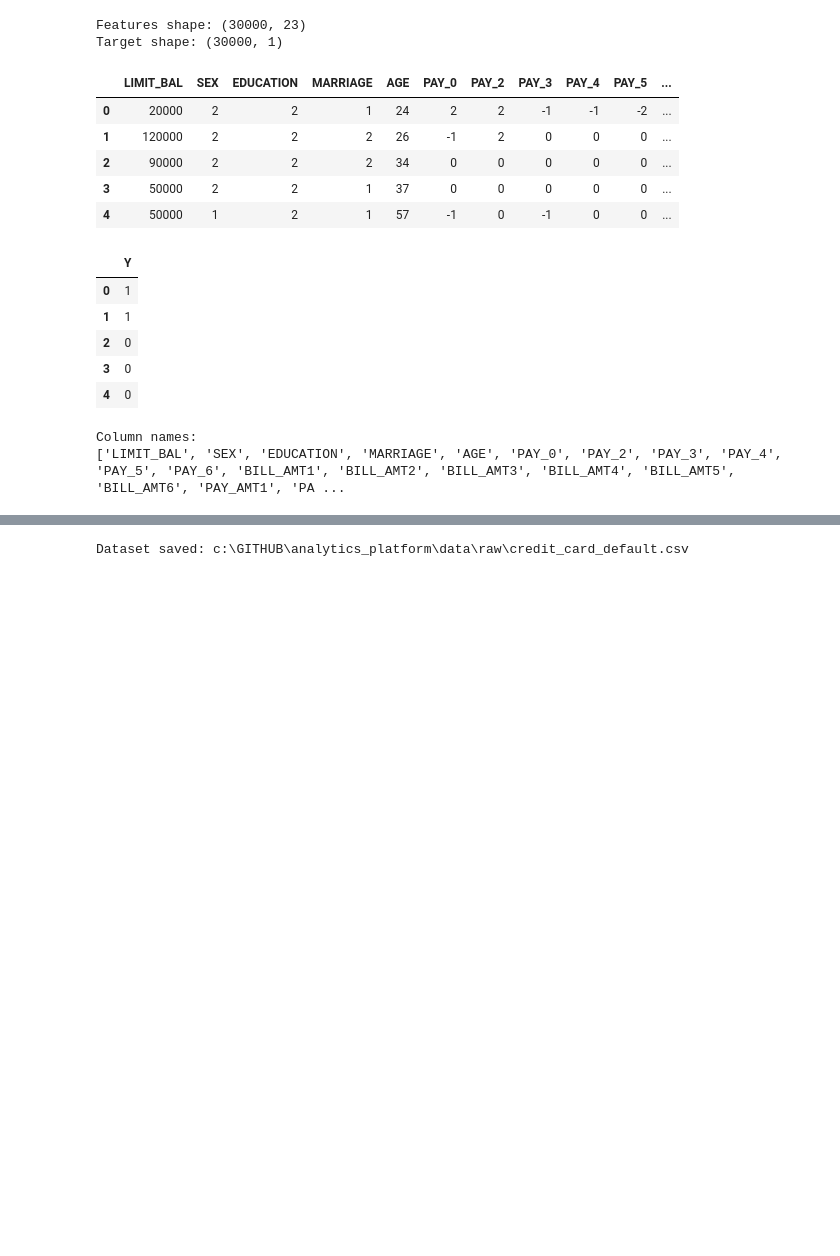
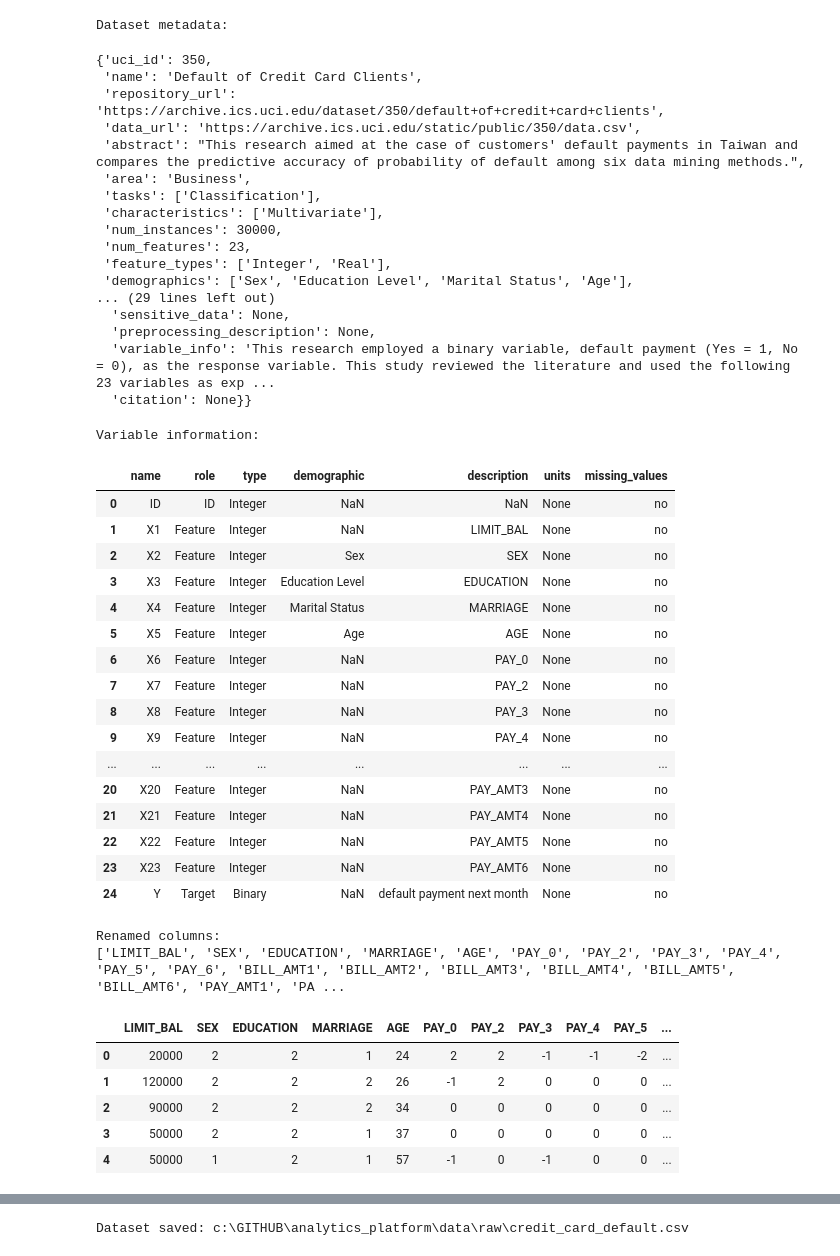
Before and after one commit to MaciGill/analytics_platform, a Jupyter notebook: notebooks/Notebook1_Downloading_data.ipynb, the cells around one changed output, grey strips where cells are left out. Saved outputs shown, nothing was run; the diff lists cells and outputs as text; code cells hidden in the pictures; blank space fills up the shorter version.

```diff
--- a/notebooks/Notebook1_Downloading_data.ipynb
+++ b/notebooks/Notebook1_Downloading_data.ipynb
@@ -44,11 +89,47 @@ Project directory: c:\GITHUB\analytics_platform
+# %%
+print("Dataset metadata:")
+display(dataset.metadata)
+
+print("\nVariable information:")
+display(dataset.variables)
+# %% [output]
+Dataset metadata:
+{'uci_id': 350,
+ 'name': 'Default of Credit Card Clients',
+ 'repository_url': 'https://archive.ics.uci.edu/dataset/350/default+of+credit+card+clients',
+ 'data_url': 'https://archive.ics.uci.edu/static/public/350/data.csv',
+ 'abstract': "This research aimed at the case of customers' default payments in Taiwan and compares the predictive accuracy of probability of default among six data mining methods.",
+ 'area': 'Business',
+ 'tasks': ['Classification'],
+ 'characteristics': ['Multivariate'],
+ 'num_instances': 30000,
+ 'num_features': 23,
+ 'feature_types': ['Integer', 'Real'],
+ 'demographics': ['Sex', 'Education Level', 'Marital Status', 'Age'],
+... (29 lines left out)
+  'sensitive_data': None,
+  'preprocessing_description': None,
+  'variable_info': 'This research employed a binary variable, default payment (Yes = 1, No = 0), as the response variable. This study reviewed the literature and used the following 23 variables as exp ...
+  'citation': None}}
+Variable information:
+|  | name | role | type | demographic | description | units | missing_values |
+| 0 | ID | ID | Integer | NaN | NaN | None | no |
+| 1 | X1 | Feature | Integer | NaN | LIMIT_BAL | None | no |
+| 2 | X2 | Feature | Integer | Sex | SEX | None | no |
+| 3 | X3 | Feature | Integer | Education Level | EDUCATION | None | no |
+| 4 | X4 | Feature | Integer | Marital Status | MARRIAGE | None | no |
+| 5 | X5 | Feature | Integer | Age | AGE | None | no |
+| 6 | X6 | Feature | Integer | NaN | PAY_0 | None | no |
+| 7 | X7 | Feature | Integer | NaN | PAY_2 | None | no |
+| 8 | X8 | Feature | Integer | NaN | PAY_3 | None | no |
+| 9 | X9 | Feature | Integer | NaN | PAY_4 | None | no |
+| ... | ... | ... | ... | ... | ... | ... | ... |
+| 20 | X20 | Feature | Integer | NaN | PAY_AMT3 | None | no |
+| 21 | X21 | Feature | Integer | NaN | PAY_AMT4 | None | no |
+| 22 | X22 | Feature | Integer | NaN | PAY_AMT5 | None | no |
+| 23 | X23 | Feature | Integer | NaN | PAY_AMT6 | None | no |
+| 24 | Y | Target | Binary | NaN | default payment next month | None | no |
 # %%
-# 1. Download dataset
-dataset = fetch_ucirepo(id=350)
-
-X = dataset.data.features.copy()
-y = dataset.data.targets.copy()
-
-# 2. Rename columns
 column_mapping = {
     "X1": "LIMIT_BAL",
     "X2": "SEX",
@@ -77,32 +158,19 @@ column_mapping = {
 
 X = X.rename(columns=column_mapping)
 
-# 3. Check dataset
-print("Features shape:", X.shape)
-print("Target shape:", y.shape)
+print("Renamed columns:")
+print(X.columns.tolist())
 
 display(X.head())
-display(y.head())
-
-print("Column names:")
-print(X.columns.tolist())
 # %% [output]
-Features shape: (30000, 23)
-Target shape: (30000, 1)
+Renamed columns:
+['LIMIT_BAL', 'SEX', 'EDUCATION', 'MARRIAGE', 'AGE', 'PAY_0', 'PAY_2', 'PAY_3', 'PAY_4', 'PAY_5', 'PAY_6', 'BILL_AMT1', 'BILL_AMT2', 'BILL_AMT3', 'BILL_AMT4', 'BILL_AMT5', 'BILL_AMT6', 'PAY_AMT1', 'PA ...
 |  | LIMIT_BAL | SEX | EDUCATION | MARRIAGE | AGE | PAY_0 | PAY_2 | PAY_3 | PAY_4 | PAY_5 | ... |
 | 0 | 20000 | 2 | 2 | 1 | 24 | 2 | 2 | -1 | -1 | -2 | ... |
 | 1 | 120000 | 2 | 2 | 2 | 26 | -1 | 2 | 0 | 0 | 0 | ... |
 | 2 | 90000 | 2 | 2 | 2 | 34 | 0 | 0 | 0 | 0 | 0 | ... |
 | 3 | 50000 | 2 | 2 | 1 | 37 | 0 | 0 | 0 | 0 | 0 | ... |
 | 4 | 50000 | 1 | 2 | 1 | 57 | -1 | 0 | -1 | 0 | 0 | ... |
-|  | Y |
-| 0 | 1 |
-| 1 | 1 |
-| 2 | 0 |
-| 3 | 0 |
-| 4 | 0 |
-Column names:
-['LIMIT_BAL', 'SEX', 'EDUCATION', 'MARRIAGE', 'AGE', 'PAY_0', 'PAY_2', 'PAY_3', 'PAY_4', 'PAY_5', 'PAY_6', 'BILL_AMT1', 'BILL_AMT2', 'BILL_AMT3', 'BILL_AMT4', 'BILL_AMT5', 'BILL_AMT6', 'PAY_AMT1', 'PA ...
 # %%
 target_name = y.columns[0]
 
```
Also changed, not shown: parts of 15 cells of this notebook, 3 other files.
